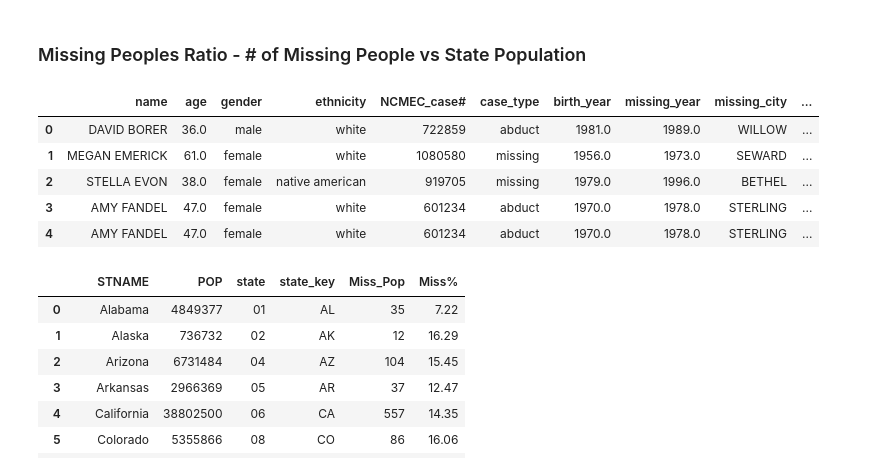
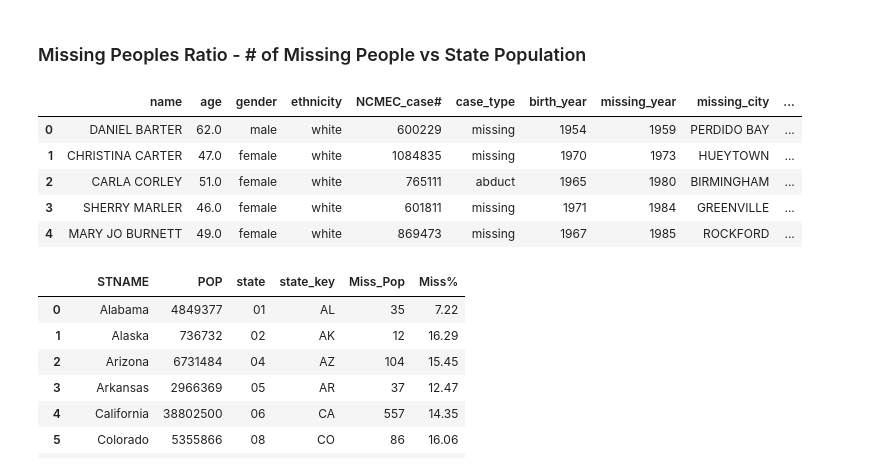
Before and after one commit to ashpon-zz/DoctorsofData, a Jupyter notebook: Final.ipynb, the cells around one changed output. Saved outputs shown, nothing was run; the diff lists cells and outputs as text; code cells hidden in the pictures.

```diff
--- a/Final.ipynb
+++ b/Final.ipynb
@@ -74,17 +76,17 @@ from NCMEC_parser import NCMEC_parser
 # %%
 # Census API Key
 c = Census(census_key)
 
 # Read Main CSV
-df_NCMEC = pd.read_csv("Resources/_NCMEC_final.csv")
+df_NCMEC = pd.read_csv("NCMEC_final.csv")
 df_NCMEC.head()
 # %% [output]
 |  | name | age | gender | ethnicity | NCMEC_case# | case_type | birth_year | missing_year | missing_city | ... |
-| 0 | DAVID BORER | 36.0 | male | white | 722859 | abduct | 1981.0 | 1989.0 | WILLOW | ... |
-| 1 | MEGAN EMERICK | 61.0 | female | white | 1080580 | missing | 1956.0 | 1973.0 | SEWARD | ... |
-| 2 | STELLA EVON | 38.0 | female | native american | 919705 | missing | 1979.0 | 1996.0 | BETHEL | ... |
-| 3 | AMY FANDEL | 47.0 | female | white | 601234 | abduct | 1970.0 | 1978.0 | STERLING | ... |
-| 4 | AMY FANDEL | 47.0 | female | white | 601234 | abduct | 1970.0 | 1978.0 | STERLING | ... |
+| 0 | DANIEL BARTER | 62.0 | male | white | 600229 | missing | 1954 | 1959 | PERDIDO BAY | ... |
+| 1 | CHRISTINA CARTER | 47.0 | female | white | 1084835 | missing | 1970 | 1973 | HUEYTOWN | ... |
+| 2 | CARLA CORLEY | 51.0 | female | white | 765111 | abduct | 1965 | 1980 | BIRMINGHAM | ... |
+| 3 | SHERRY MARLER | 46.0 | female | white | 601811 | missing | 1971 | 1984 | GREENVILLE | ... |
+| 4 | MARY JO BURNETT | 49.0 | female | white | 869473 | missing | 1967 | 1985 | ROCKFORD | ... |
 # %%
 c = Census("5e99f22848e97d5bcc53f03a358b973493473cd9")
 cKey = "5e99f22848e97d5bcc53f03a358b973493473cd9"
```
Also changed, not shown: parts of 29 cells of this notebook, 13 other files.
